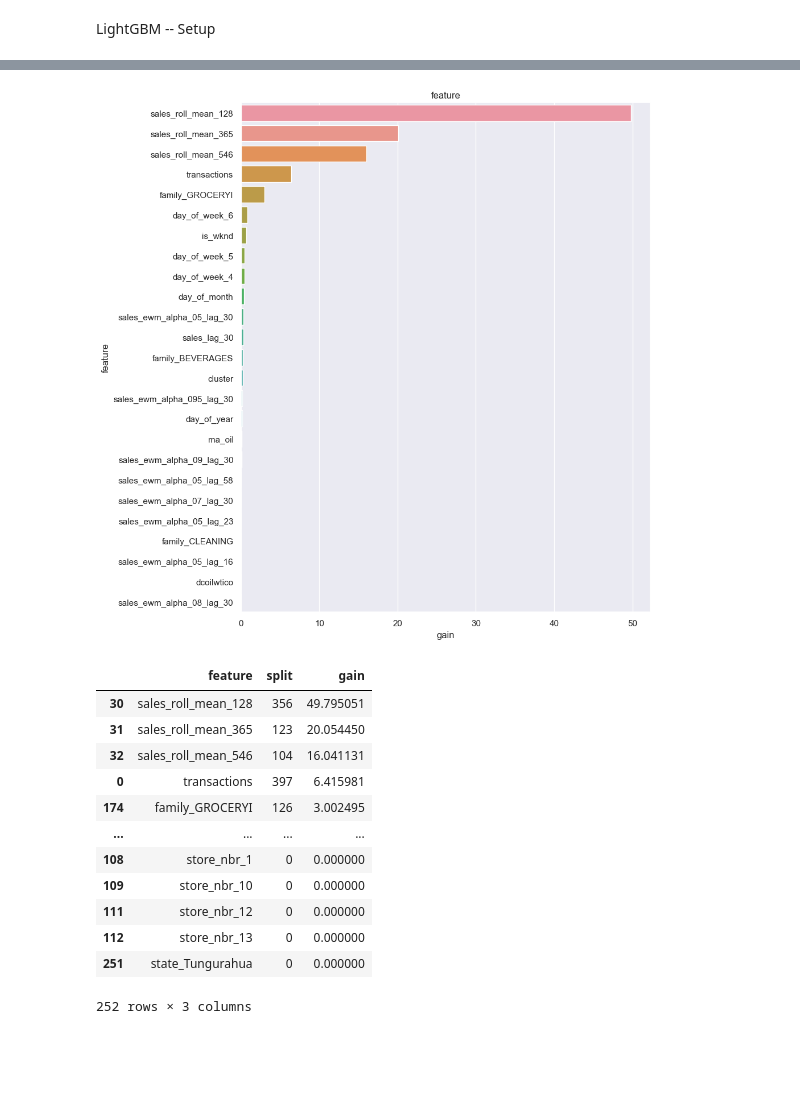
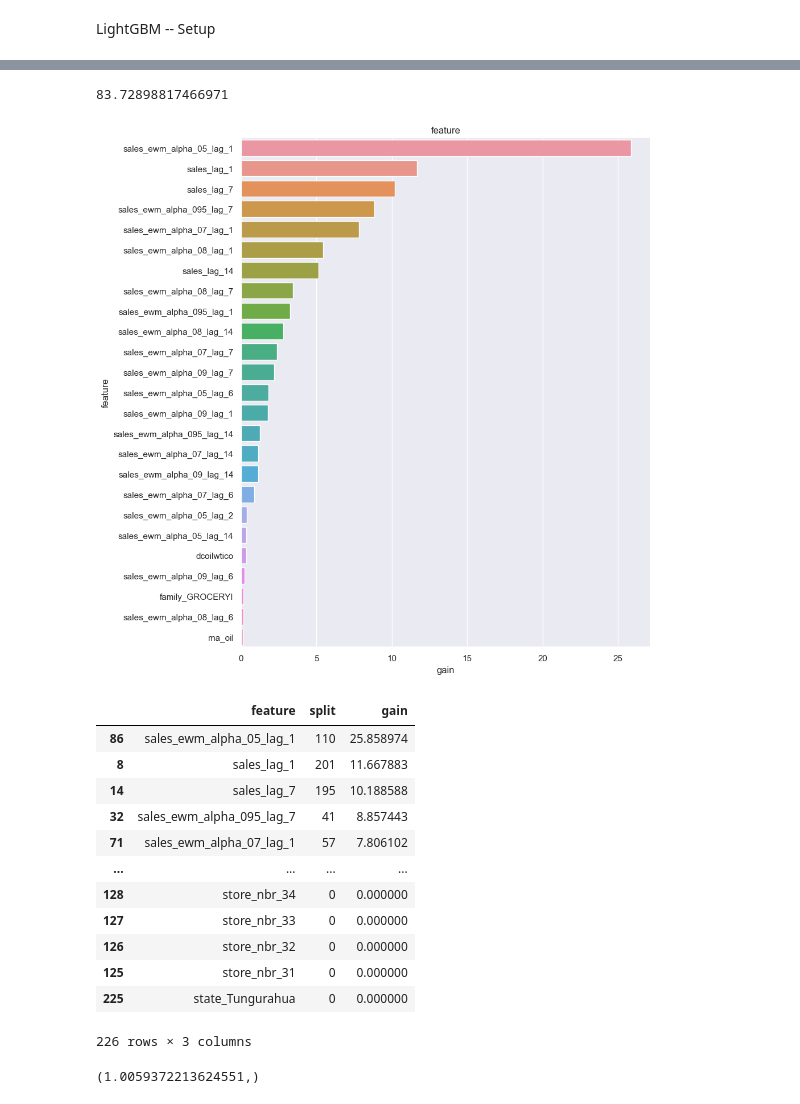
Before and after one commit to Jackdepac/CSCI-567-FinalProject, a Jupyter notebook: DataProcessing/LigtGBM_DataLoading_Clean.ipynb, the cells around one changed output, grey strips where cells are left out. Cells and saved outputs as stored; diff of their text form; code cells hidden in the pictures; blank space fills up the shorter version.

Commit message:
Cleaned and done with DataLoading

```diff
--- a/DataProcessing/LigtGBM_DataLoading_Clean.ipynb
+++ b/DataProcessing/LigtGBM_DataLoading_Clean.ipynb
@@ -213,3 +197,3 @@ df.drop('week_of_year', axis=1, inplace=True)
 # %%
-# import re
-# df = df.rename(columns = lambda x:re.sub('[^A-Za-z0-9_]+', '', x))
+import re
+df = df.rename(columns = lambda x:re.sub('[^A-Za-z0-9_]+', '', x))
@@ -218,7 +208,7 @@ df.drop('week_of_year', axis=1, inplace=True)
 train = df.loc[(df.date < "2013-07-15"), :]
 val = df.loc[(df.date >= "2013-07-15" ) & (df.date < "2017-07-31")]
 
-cols = [col for col in train.columns if col not in ['date', 'sales', 'year']]
+cols = [col for col in train.columns if col not in ['date', 'sales', 'transactions' ]]
 
 Y_train = train['sales']
 X_train = train[cols]
@@ -239,18 +243,20 @@ lgb_params = {'num_leaves': 10,
               'early_stopping_rounds': 200,
               'nthread': -1}
 # %%
-lgbtrain = lgb.Dataset(data=X_train, label=Y_train, feature_name=cols)
+lgbtrain_smape = lgb.Dataset(data=X_train, label=Y_train, feature_name=cols)
+lgbval_smape = lgb.Dataset(data=X_val, label=Y_val, reference=lgbtrain_smape, feature_name=cols)
 
-lgbval = lgb.Dataset(data=X_val, label=Y_val, reference=lgbtrain, feature_name=cols)
+lgbtrain_rlsme = lgb.Dataset(data=X_train, label=Y_train, feature_name=cols)
+lgbval_rlsme = lgb.Dataset(data=X_val, label=Y_val, reference=lgbtrain_rlsme, feature_name=cols)
 # %% [markdown]
 LightGBM -- Setup
 # %%
-model = lgb.train(lgb_params, lgbtrain,
-                  valid_sets=[lgbtrain, lgbval],
+model_smape = lgb.train(lgb_params, lgbtrain_smape,
+                  valid_sets=[lgbtrain_smape, lgbval_smape],
                   num_boost_round=lgb_params['num_boost_round'],
                   callbacks=[lgb.early_stopping(stopping_rounds=200)],
                   feval=lgbm_smape,
                   verbose_eval=100)
 
-pickle.dump(model, open("models/smape_lgbm.dat",'wb'))
+pickle.dump(model_smape, open("models/lgbm_smape.dat",'wb'))
 # %% [output]
@@ -273,17 +299,26 @@ smape(y_pred_val, Y_val)
+# %%
+# smape(y_pred_val, Y_val)
+smape(y_pred_val_smape, Y_val)
+# %% [output]
+83.72898817466971
 # %%
-plot_lgb_importances(model, num=30, plot=True)
+plot_lgb_importances(model_smape, num=30, plot=True)
 # %% [output]
-[figure, old version]
+[figure, new version]
 |  | feature | split | gain |
-| 30 | sales_roll_mean_128 | 356 | 49.795051 |
-| 31 | sales_roll_mean_365 | 123 | 20.054450 |
-| 32 | sales_roll_mean_546 | 104 | 16.041131 |
-| 0 | transactions | 397 | 6.415981 |
-| 174 | family_GROCERYI | 126 | 3.002495 |
+| 86 | sales_ewm_alpha_05_lag_1 | 110 | 25.858974 |
+| 8 | sales_lag_1 | 201 | 11.667883 |
+| 14 | sales_lag_7 | 195 | 10.188588 |
+| 32 | sales_ewm_alpha_095_lag_7 | 41 | 8.857443 |
+| 71 | sales_ewm_alpha_07_lag_1 | 57 | 7.806102 |
 | ... | ... | ... | ... |
-| 108 | store_nbr_1 | 0 | 0.000000 |
-| 109 | store_nbr_10 | 0 | 0.000000 |
-| 111 | store_nbr_12 | 0 | 0.000000 |
-| 112 | store_nbr_13 | 0 | 0.000000 |
-| 251 | state_Tungurahua | 0 | 0.000000 |
+| 128 | store_nbr_34 | 0 | 0.000000 |
+| 127 | store_nbr_33 | 0 | 0.000000 |
+| 126 | store_nbr_32 | 0 | 0.000000 |
+| 125 | store_nbr_31 | 0 | 0.000000 |
+| 225 | state_Tungurahua | 0 | 0.000000 |
-252 rows × 3 columns
+226 rows × 3 columns
+# %%
+rlsme(y_pred_val_rlsme, Y_val)
+# %% [output]
+(1.0059372213624551,)
```
Also changed, not shown: parts of 27 cells of this notebook, 2 other files.
